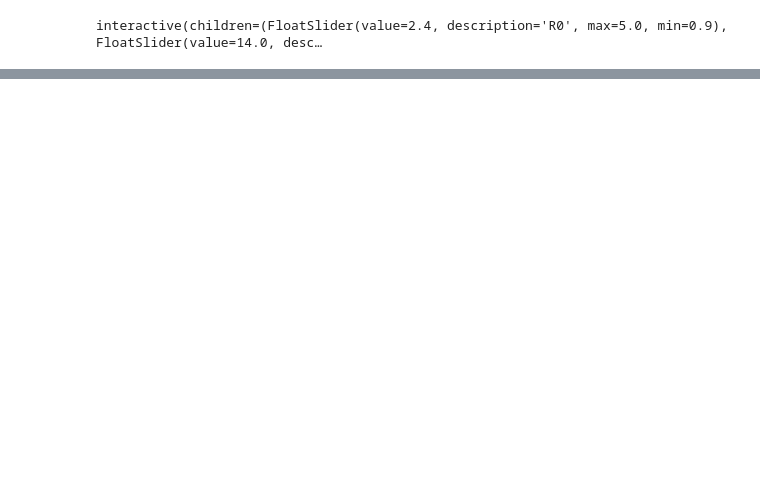
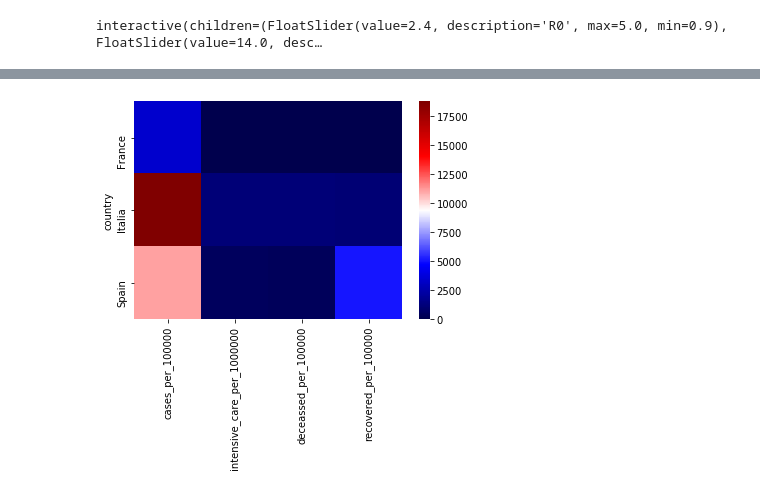
Before and after one commit to kalilu/project-statistical-analysis, a Jupyter notebook: Coronavirus API.ipynb, the cells around one changed output, grey strips where cells are left out. Cells and saved outputs as stored; diff of their text form; code cells hidden in the pictures; blank space fills up the shorter version.

```diff
--- a/Coronavirus API.ipynb
+++ b/Coronavirus API.ipynb
@@ -875,0 +806,7 @@ df_sp_it_fr_conf[df_sp_it_fr_conf['date']=='2020-03-25']
+# %%
+df_sp_it_fr_conf = df_sp_it_fr_conf.fillna(0)
+# %%
+_ = sns.heatmap(pd.pivot_table(df_sp_it_fr_conf, index = 'country', aggfunc = "sum")[['cases_per_100000',
+       'intensive_cabre_per_1000000', 'deceassed_per_100000','recovered_per_100000']], cmap= "seismic")
+# %% [output]
+[figure, added]
```
Also changed, not shown: parts of 24 cells of this notebook.
